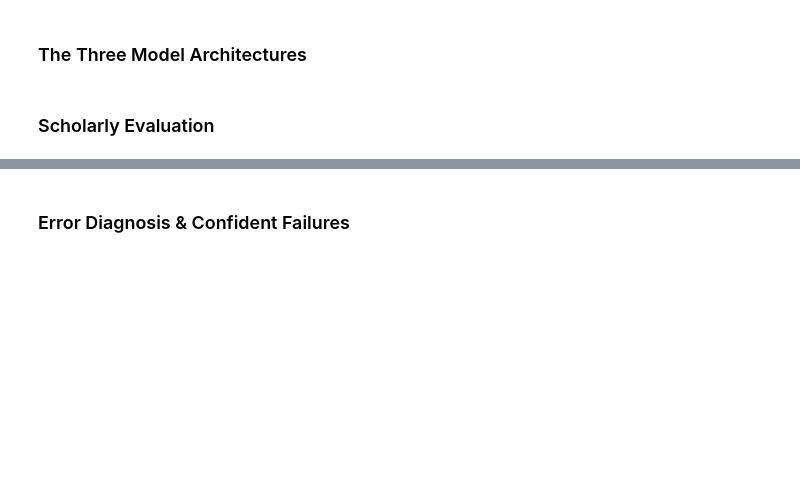
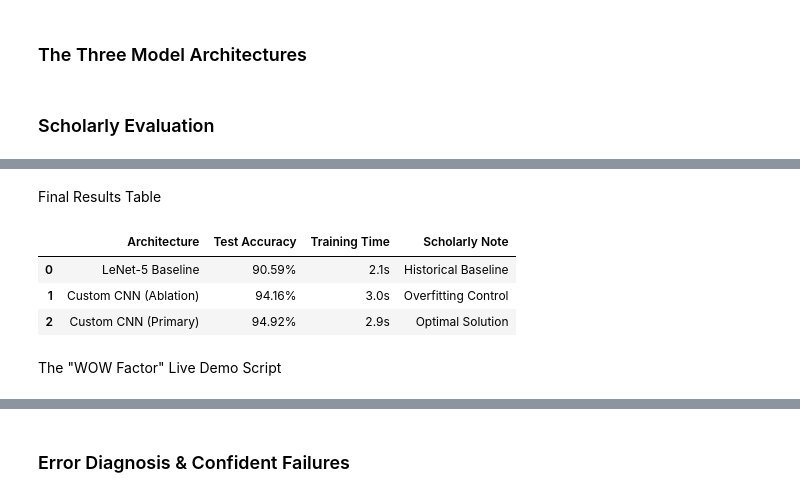
Before and after one commit to shawn01-kubo/DS-6050-Final-Project, a Jupyter notebook: Final project.ipynb, the cells around one changed output, grey strips where cells are left out. Cells and saved outputs as stored; diff of their text form; code cells hidden in the pictures; blank space fills up the shorter version.

Commit message:
create a Live Demo

```diff
--- a/Final project.ipynb
+++ b/Final project.ipynb
@@ -403,0 +597,18 @@ Evaluating Ablation Model...
+# %% [markdown]
+Final Results Table
+# %%
+# Assuming you have run your training loops for the three models
+final_table = pd.DataFrame({
+    'Architecture': ['LeNet-5 Baseline', 'Custom CNN (Ablation)', 'Custom CNN (Primary)'],
+    'Test Accuracy': [f"{lenet_acc:.2%}", f"{ablation_acc:.2%}", f"{primary_acc:.2%}"],
+    'Training Time': [f"{lenet_time:.1f}s", f"{ablation_time:.1f}s", f"{primary_time:.1f}s"],
+    'Scholarly Note': ['Historical Baseline', 'Overfitting Control', 'Optimal Solution']
+})
+display(final_table)
+# %% [output]
+|  | Architecture | Test Accuracy | Training Time | Scholarly Note |
+| 0 | LeNet-5 Baseline | 90.59% | 2.1s | Historical Baseline |
+| 1 | Custom CNN (Ablation) | 94.16% | 3.0s | Overfitting Control |
+| 2 | Custom CNN (Primary) | 94.92% | 2.9s | Optimal Solution |
+# %% [markdown]
+The "WOW Factor" Live Demo Script
```
Also changed, not shown: parts of 21 cells of this notebook, 1 other file.
